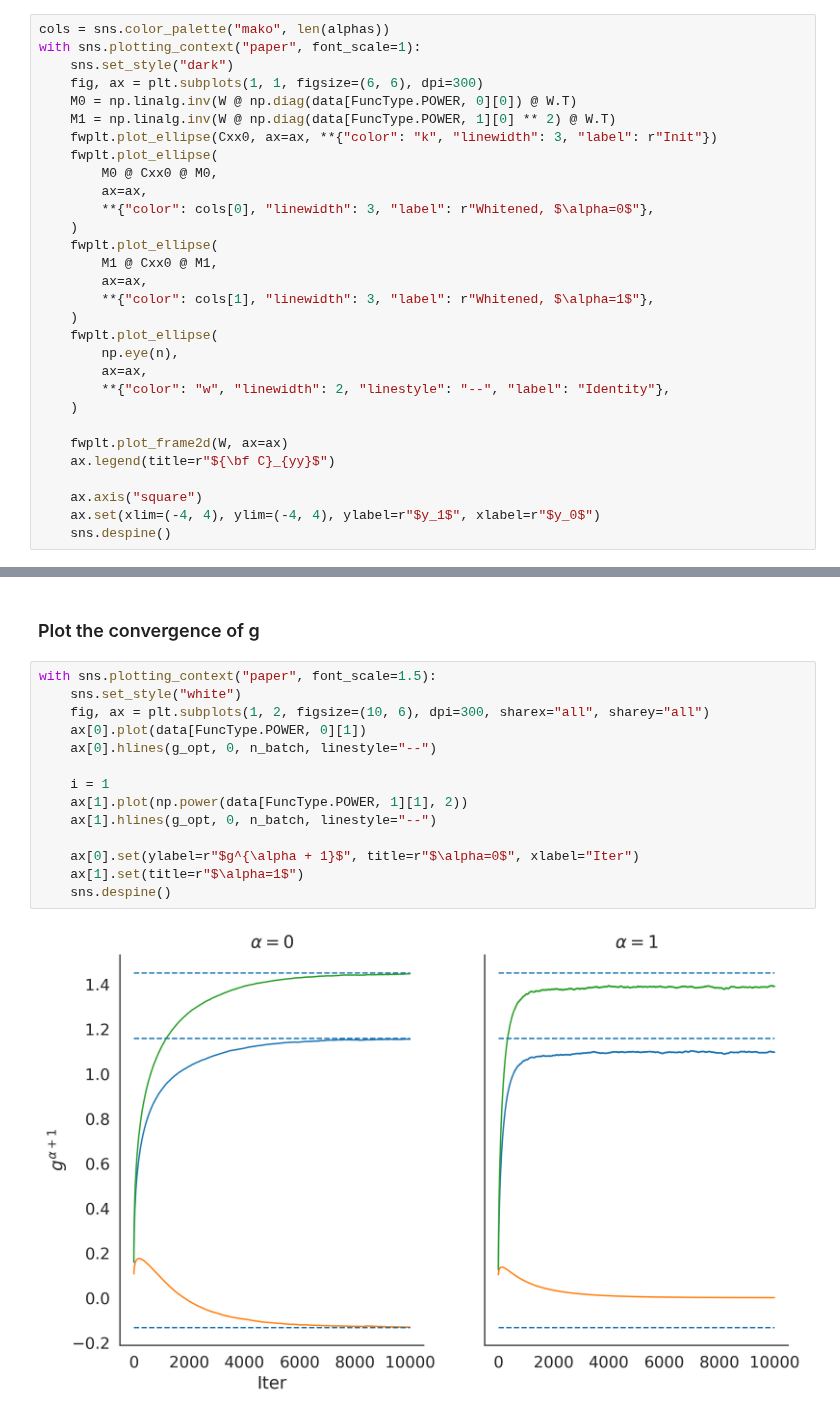
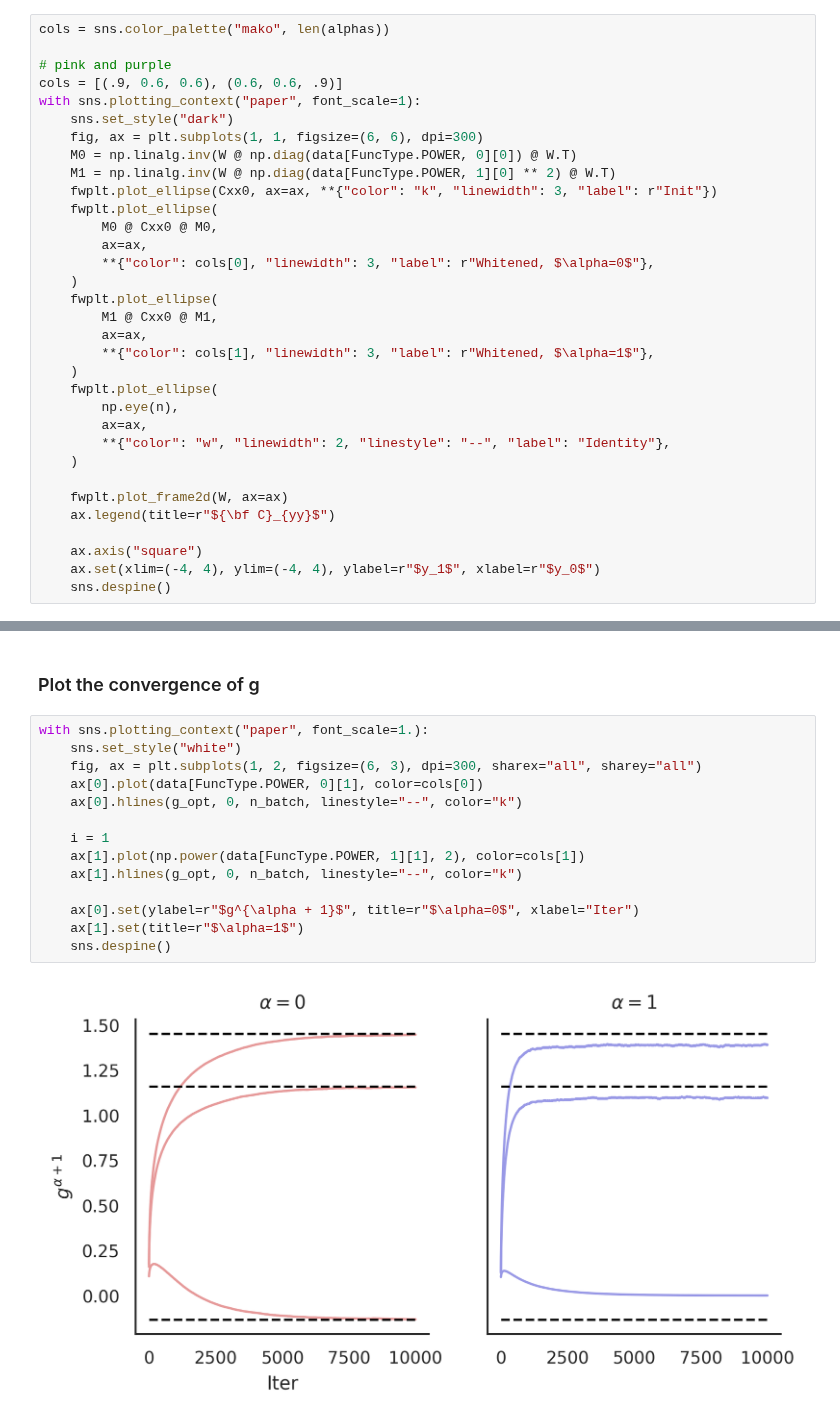
Before and after one commit to lyndond/frame_whitening, a Jupyter notebook: figures/soft_whitening_2d.ipynb, the cells around one changed output, grey strips where cells are left out. Cells and saved outputs as stored; diff of their text form.

```diff
--- a/figures/soft_whitening_2d.ipynb
+++ b/figures/soft_whitening_2d.ipynb
@@ -73,6 +73,9 @@ for i, alpha in enumerate(alphas):
 Note how in one case, it does not fully whiten due to non-negative constraints on g.
 # %%
 cols = sns.color_palette("mako", len(alphas))
+
+# pink and purple
+cols = [(.9, 0.6, 0.6), (0.6, 0.6, .9)]
 with sns.plotting_context("paper", font_scale=1):
     sns.set_style("dark")
     fig, ax = plt.subplots(1, 1, figsize=(6, 6), dpi=300)
@@ -106,18 +109,18 @@ with sns.plotting_context("paper", font_scale=1):
 # %% [markdown]
 ### Plot the convergence of g
 # %%
-with sns.plotting_context("paper", font_scale=1.5):
+with sns.plotting_context("paper", font_scale=1.):
     sns.set_style("white")
-    fig, ax = plt.subplots(1, 2, figsize=(10, 6), dpi=300, sharex="all", sharey="all")
-    ax[0].plot(data[FuncType.POWER, 0][1])
-    ax[0].hlines(g_opt, 0, n_batch, linestyle="--")
+    fig, ax = plt.subplots(1, 2, figsize=(6, 3), dpi=300, sharex="all", sharey="all")
+    ax[0].plot(data[FuncType.POWER, 0][1], color=cols[0])
+    ax[0].hlines(g_opt, 0, n_batch, linestyle="--", color="k")
 
     i = 1
-    ax[1].plot(np.power(data[FuncType.POWER, 1][1], 2))
-    ax[1].hlines(g_opt, 0, n_batch, linestyle="--")
+    ax[1].plot(np.power(data[FuncType.POWER, 1][1], 2), color=cols[1])
+    ax[1].hlines(g_opt, 0, n_batch, linestyle="--", color="k")
 
     ax[0].set(ylabel=r"$g^{\alpha + 1}$", title=r"$\alpha=0$", xlabel="Iter")
     ax[1].set(title=r"$\alpha=1$")
     sns.despine()
 # %% [output]
-[figure, old version]
+[figure, new version]
```
Also changed, not shown: parts of 1 cell of this notebook.
